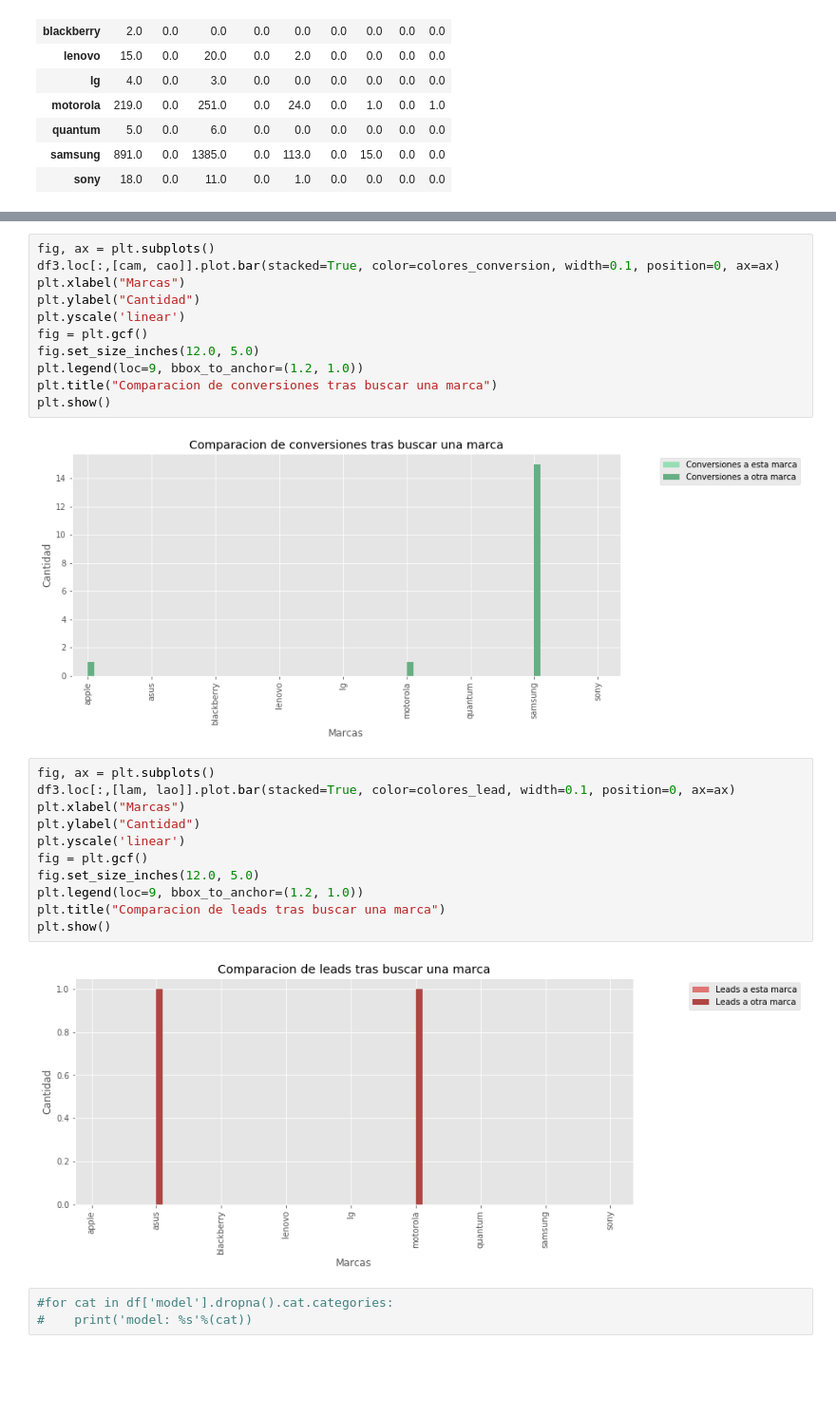
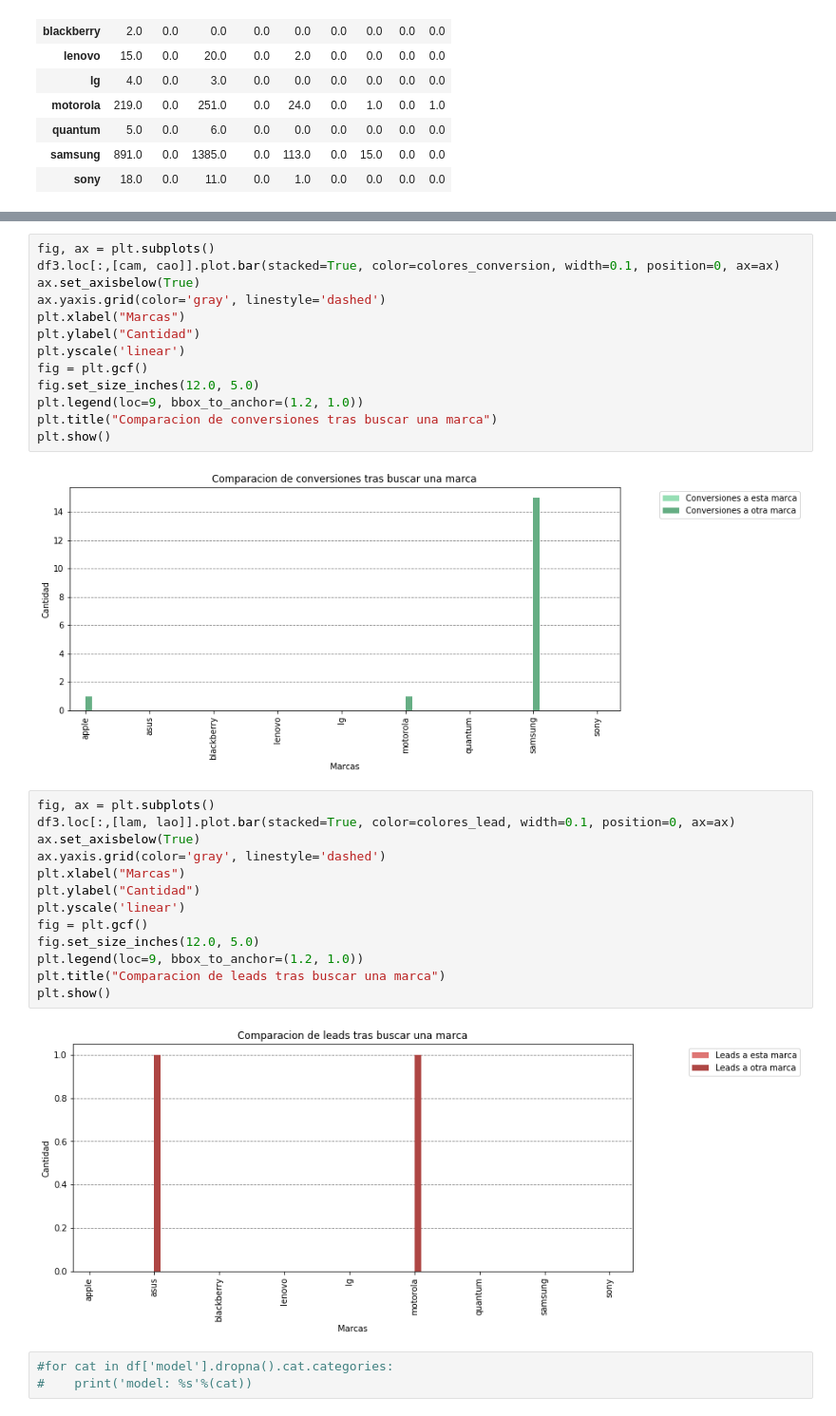
Before and after one commit to MartinCohen98/OrganizacionDeDatosTP1, a Jupyter notebook: analisis_por_terminos_de_busqueda.ipynb, the cells around one changed output, grey strips where cells are left out. Shown at 95% size. Cells and saved outputs as stored; diff of their text form; blank space fills up the shorter version.

```diff
--- a/analisis_por_terminos_de_busqueda.ipynb
+++ b/analisis_por_terminos_de_busqueda.ipynb
@@ -438,6 +458,8 @@ plt.show()
 # %%
 fig, ax = plt.subplots()
 df3.loc[:,[cam, cao]].plot.bar(stacked=True, color=colores_conversion, width=0.1, position=0, ax=ax)
+ax.set_axisbelow(True)
+ax.yaxis.grid(color='gray', linestyle='dashed')
 plt.xlabel("Marcas")
 plt.ylabel("Cantidad")
 plt.yscale('linear')
@@ -447,20 +469,22 @@ plt.legend(loc=9, bbox_to_anchor=(1.2, 1.0))
 plt.title("Comparacion de conversiones tras buscar una marca")
 plt.show()
 # %% [output]
-[figure, old version]
+[figure, new version]
 # %%
 fig, ax = plt.subplots()
 df3.loc[:,[lam, lao]].plot.bar(stacked=True, color=colores_lead, width=0.1, position=0, ax=ax)
+ax.set_axisbelow(True)
+ax.yaxis.grid(color='gray', linestyle='dashed')
 plt.xlabel("Marcas")
 plt.ylabel("Cantidad")
 plt.yscale('linear')
 fig = plt.gcf()
 fig.set_size_inches(12.0, 5.0)
 plt.legend(loc=9, bbox_to_anchor=(1.2, 1.0))
 plt.title("Comparacion de leads tras buscar una marca")
 plt.show()
 # %% [output]
-[figure, old version]
+[figure, new version]
 # %%
 #for cat in df['model'].dropna().cat.categories:
 #    print('model: %s'%(cat))
```
Also changed, not shown: parts of 12 cells of this notebook.
